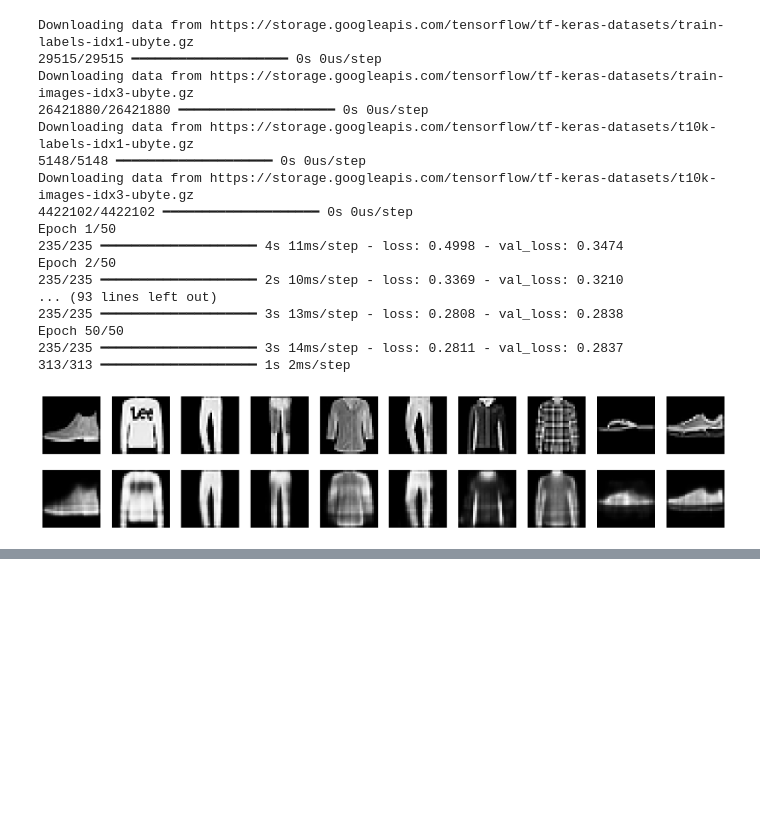
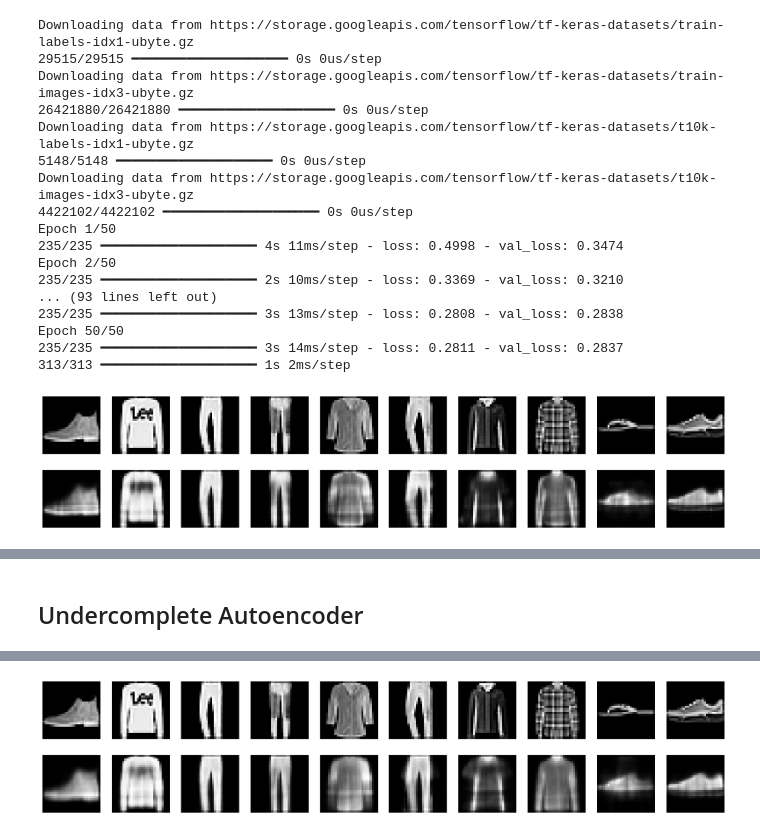
Before and after one commit to alokchoudharyguliya/DL, a Jupyter notebook: AutoEncoders.ipynb, the cells around one changed output, grey strips where cells are left out. Saved outputs shown, nothing was run; the diff lists cells and outputs as text; code cells hidden in the pictures; blank space fills up the shorter version.

```diff
--- a/AutoEncoders.ipynb
+++ b/AutoEncoders.ipynb
@@ -67,0 +231,43 @@ Epoch 50/50
+# %% [markdown]
+## Undercomplete Autoencoder
+# %%
+import numpy as np
+import matplotlib.pyplot as plt
+import tensorflow as tf
+from tensorflow.keras.datasets import fashion_mnist
+
+(x_train, _), (x_test, _) = fashion_mnist.load_data()
+x_train = x_train.astype('float32') / 255.
+x_test = x_test.astype('float32') / 255.
+
+x_train_flat = x_train.reshape(len(x_train), 784)
+x_test_flat = x_test.reshape(len(x_test), 784)
+
+n = 10
+encoding_dim = 16
+input_img = tf.keras.Input(shape=(784,))
+encoded = tf.keras.layers.Dense(encoding_dim, activation='relu')(input_img)
+decoded = tf.keras.layers.Dense(784, activation='sigmoid')(encoded)
+
+undercomplete_autoencoder = tf.keras.Model(input_img, decoded)
+undercomplete_autoencoder.compile(optimizer='adam', loss='binary_crossentropy')
+
+undercomplete_autoencoder.fit(x_train_flat, x_train_flat,
+                             epochs=50,
+                             batch_size=256,
+                             shuffle=True,
+                             validation_data=(x_test_flat, x_test_flat))
+
+decoded_imgs = undercomplete_autoencoder.predict(x_test_flat)
+
+plt.figure(figsize=(20, 4))
+for i in range(n):
+    ax = plt.subplot(2, n, i + 1)
+    plt.imshow(x_test_flat[i].reshape(28, 28), cmap='gray')
+    ax.axis('off')
+
+    ax = plt.subplot(2, n, i + 1 + n)
+    plt.imshow(decoded_imgs[i].reshape(28, 28), cmap='gray')
+    ax.axis('off')
+plt.show()
+# %% [output]
@@ -67,0 +291 @@ Epoch 50/50
+[figure, added]
```
Also changed, not shown: parts of 8 cells of this notebook.
